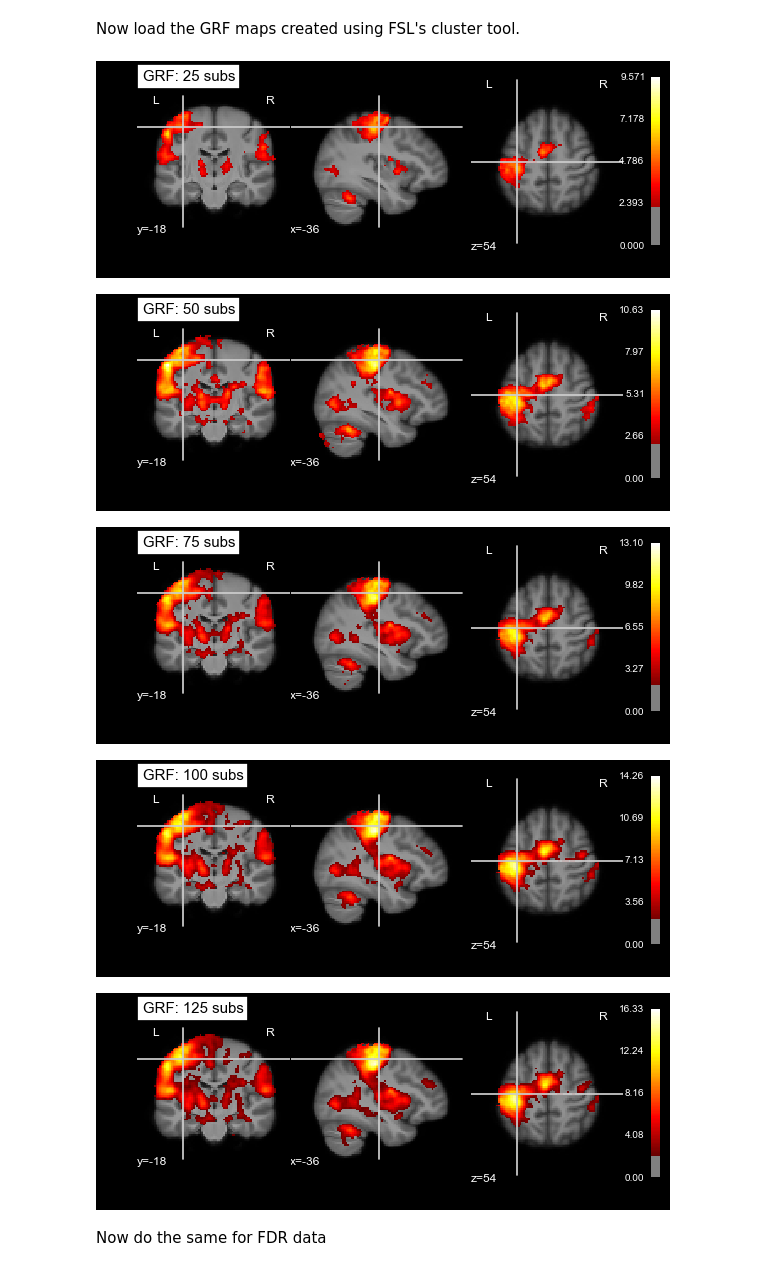
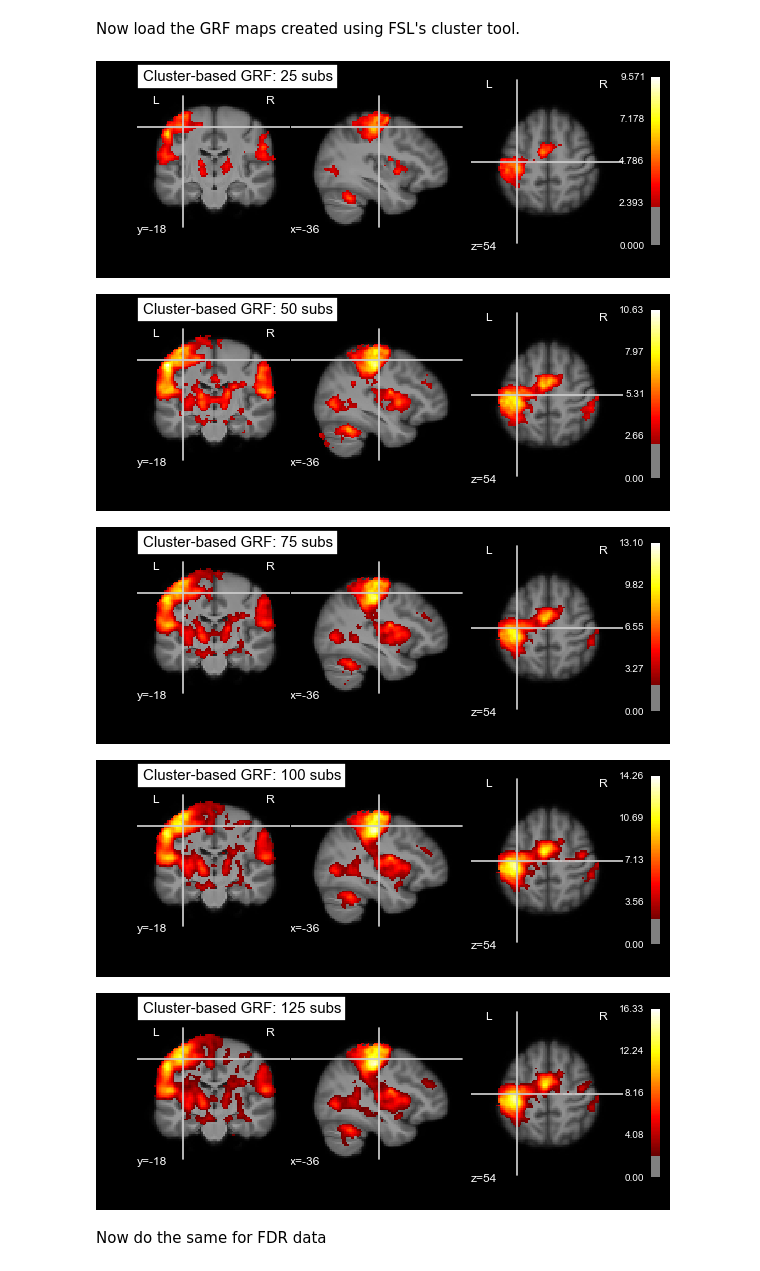
Before and after one commit to poldrack/fmri-stats, a Jupyter notebook: thresholding/Thresholding.ipynb, the cells around one changed output. Cells and saved outputs as stored; diff of their text form; code cells hidden in the pictures.

```diff
--- a/thresholding/Thresholding.ipynb
+++ b/thresholding/Thresholding.ipynb
@@ -64,21 +64,21 @@ Now load the GRF maps created using FSL's cluster tool.
 # %%
 grfdata={}
 grf_nvox={}
 grf_cdist={}
 for n in nvals:
     img=nibabel.load('data/thresh_%dsubs.nii.gz'%n)
     grfdata[n]=img.get_data()
     grf_nvox[n]=numpy.sum(grfdata[n]>2.3)
     grf_cdist[n]=get_cluster_dist(grfdata[n]>2.3)
     plotting.plot_stat_map('data/thresh_%dsubs.nii.gz'%n, bg_img='data/bg_image.nii.gz',
-                       threshold=2.3, title="GRF: %d subs"%n,
+                       threshold=2.3, title="Cluster-based GRF: %d subs"%n,
                        cut_coords=(-36,-18,54))
 # %% [output]
-[figure, old version]
+[figure, new version]
-[figure, old version]
+[figure, new version]
-[figure, old version]
+[figure, new version]
-[figure, old version]
+[figure, new version]
-[figure, old version]
+[figure, new version]
 # %% [markdown]
 Now do the same for FDR data
 # %%
```
Also changed, not shown: parts of 5 cells of this notebook, 36 other files.
